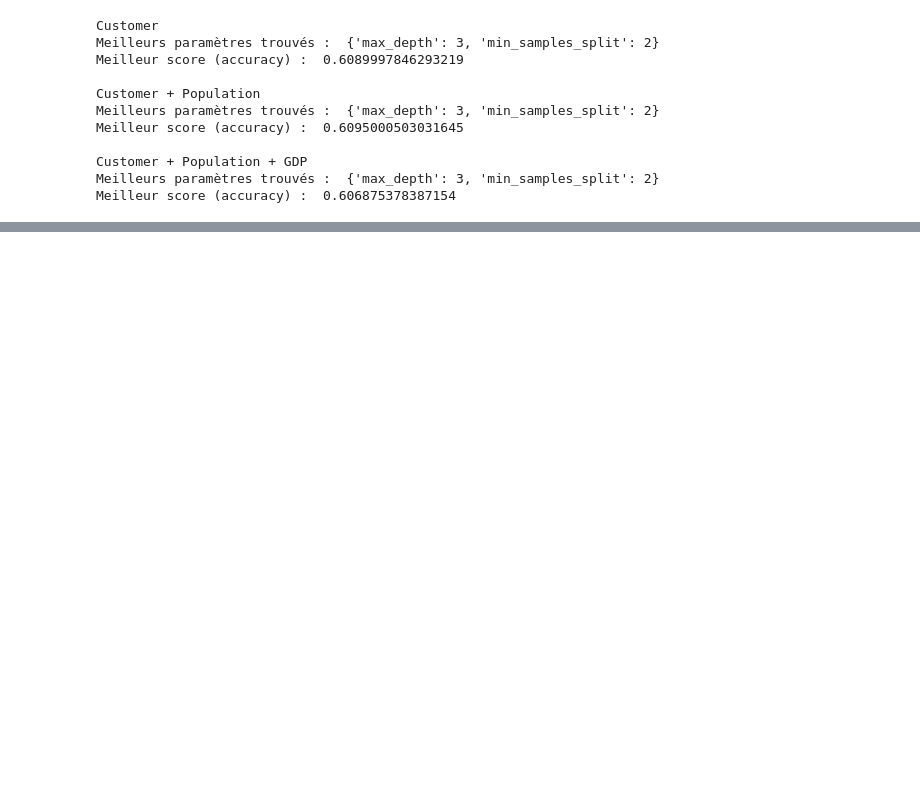
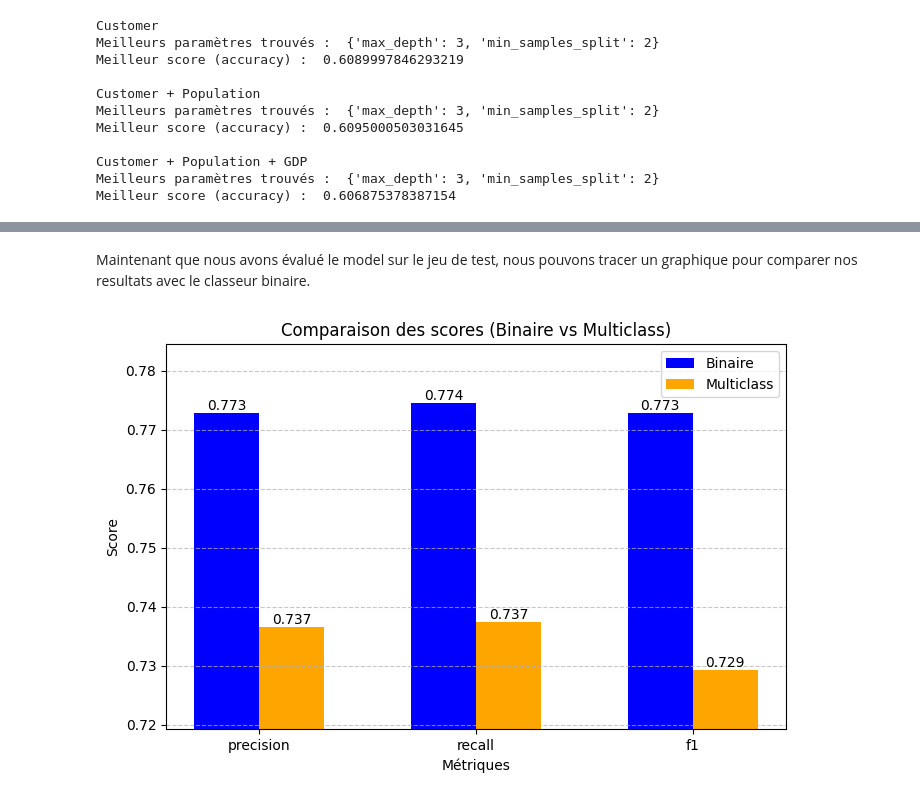
Before and after one commit to mael-grn/UQAC-machine-learning, a Jupyter notebook: devoir_2/devoir_2_mael_garnier.ipynb, the cells around one changed output, grey strips where cells are left out. Saved outputs shown, nothing was run; the diff lists cells and outputs as text; code cells hidden in the pictures; blank space fills up the shorter version.

```diff
--- a/devoir_2/devoir_2_mael_garnier.ipynb
+++ b/devoir_2/devoir_2_mael_garnier.ipynb
@@ -340,0 +696,41 @@ NotFittedError: This ColumnTransformer instance is not fitted yet. Call 'fit' wi
+# %% [markdown]
+Maintenant que nous avons évalué le model sur le jeu de test, nous pouvons tracer un graphique pour comparer nos resultats avec le classeur binaire.
+# %%
+# Extraire les valeurs des métriques
+metrics = ['precision', 'recall', 'f1']
+values_single = [res_dict["test"][m] for m in metrics]
+values_multi = [res_dict_multiclass["test"][m] for m in metrics]
+
+x = np.arange(len(metrics))  # Position sur l'axe X
+width = 0.3  # Largeur des barres
+
+fig, ax = plt.subplots(figsize=(8, 5))
+
+# Barres des deux modèles
+bars_single = ax.bar(x - width/2, values_single, width, label='Binaire', color='blue')
+bars_multi = ax.bar(x + width/2, values_multi, width, label='Multiclass', color='orange')
+
+# Ajouter les valeurs au-dessus des barres
+for bars in [bars_single, bars_multi]:
+    for bar in bars:
+        height = bar.get_height()
+        ax.text(bar.get_x() + bar.get_width()/2, height, f'{height:.3f}',
+                ha='center', va='bottom', fontsize=10)
+
+# Labels et titre
+ax.set_xlabel("Métriques")
+ax.set_ylabel("Score")
+ax.set_title("Comparaison des scores (Binaire vs Multiclass)")
+ax.set_xticks(x)
+ax.set_xticklabels(metrics)
+ax.legend()
+ax.grid(axis='y', linestyle='--', alpha=0.7)
+
+# Ajustement des limites Y
+min_y = min(min(values_single), min(values_multi)) - 0.01
+max_y = max(max(values_single), max(values_multi)) + 0.01
+ax.set_ylim(min_y, max_y)
+
+plt.show()
+# %% [output]
+[figure, added]
```
Also changed, not shown: parts of 30 cells of this notebook.
